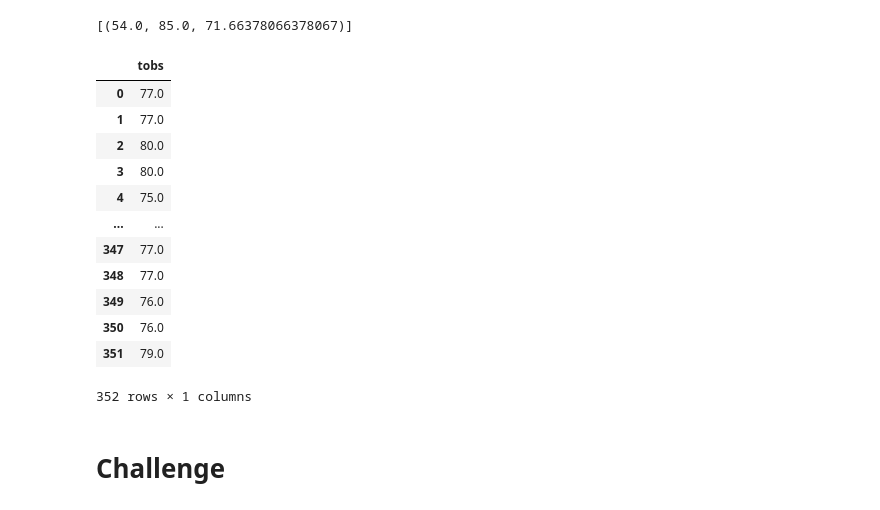
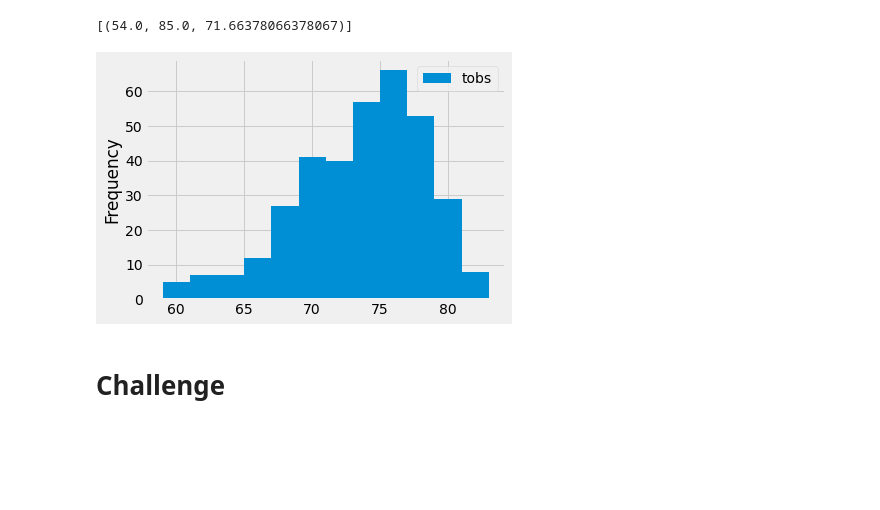
Before and after one commit to jojosaurusrex/surfs_up, a Jupyter notebook: climate_analysis.ipynb, the cells around one changed output. Drawn from its saved outputs; the diff is of its cells as text; code cells hidden in the pictures; blank space fills up the shorter version.

```diff
--- a/climate_analysis.ipynb
+++ b/climate_analysis.ipynb
@@ -151,29 +151,22 @@ filter(Measurement.station == 'USC00519281').all()
 # %%
 # Choose the station with the highest number of temperature observations.
 # Query the last 12 months of temperature observation data for this
 # station and plot the results as a histogram
 
 results = session.query(Measurement.tobs).\
 filter(Measurement.station == 'USC00519281').\
 filter(Measurement.date >= prev_year).all()
 
 # print(results)
 
 df = pd.DataFrame(results, columns=['tobs'])
+df.plot.hist(bins=12)
+plt.tight_layout()
+
+# small # of bins = larger range, not very specific
+# large # of bins = smaller range, more specific
 # %% [output]
-|  | tobs |
-| 0 | 77.0 |
-| 1 | 77.0 |
-| 2 | 80.0 |
-| 3 | 80.0 |
-| 4 | 75.0 |
-| ... | ... |
-| 347 | 77.0 |
-| 348 | 77.0 |
-| 349 | 76.0 |
-| 350 | 76.0 |
-| 351 | 79.0 |
-352 rows × 1 columns
+[figure, added]
 # %%
 # Write a function called `calc_temps` that will accept start date and end date in the format '%Y-%m-%d'
 # and return the minimum, average, and maximum temperatures for that range of dates
```
Also changed, not shown: 1 other file.
